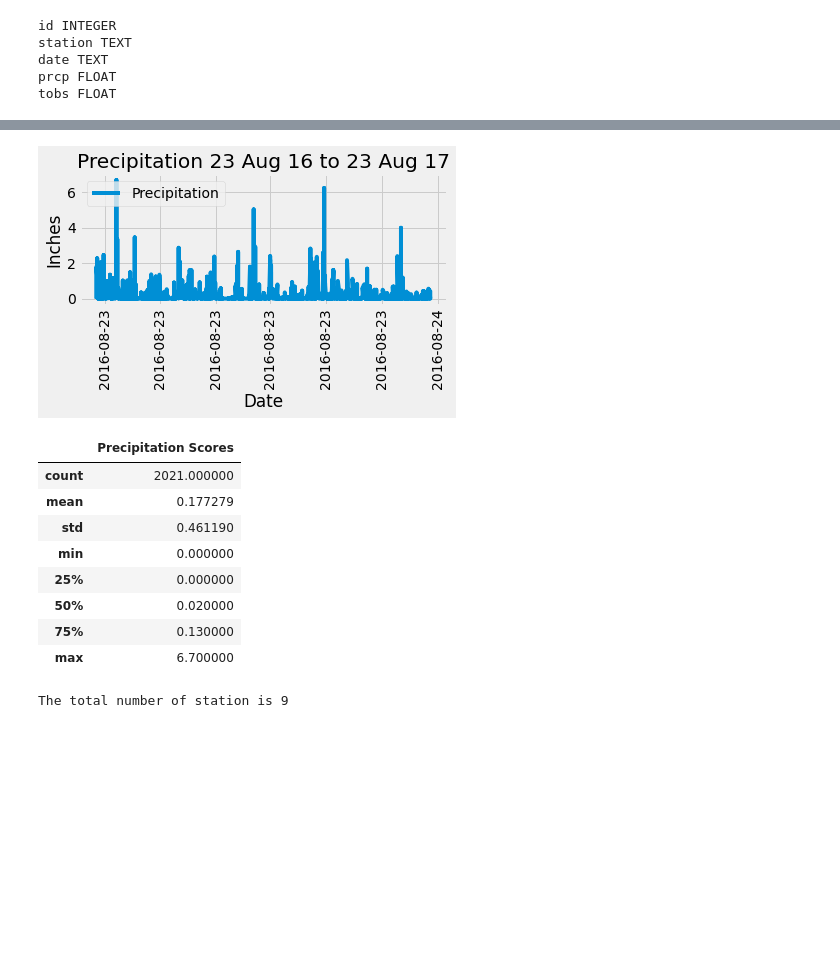
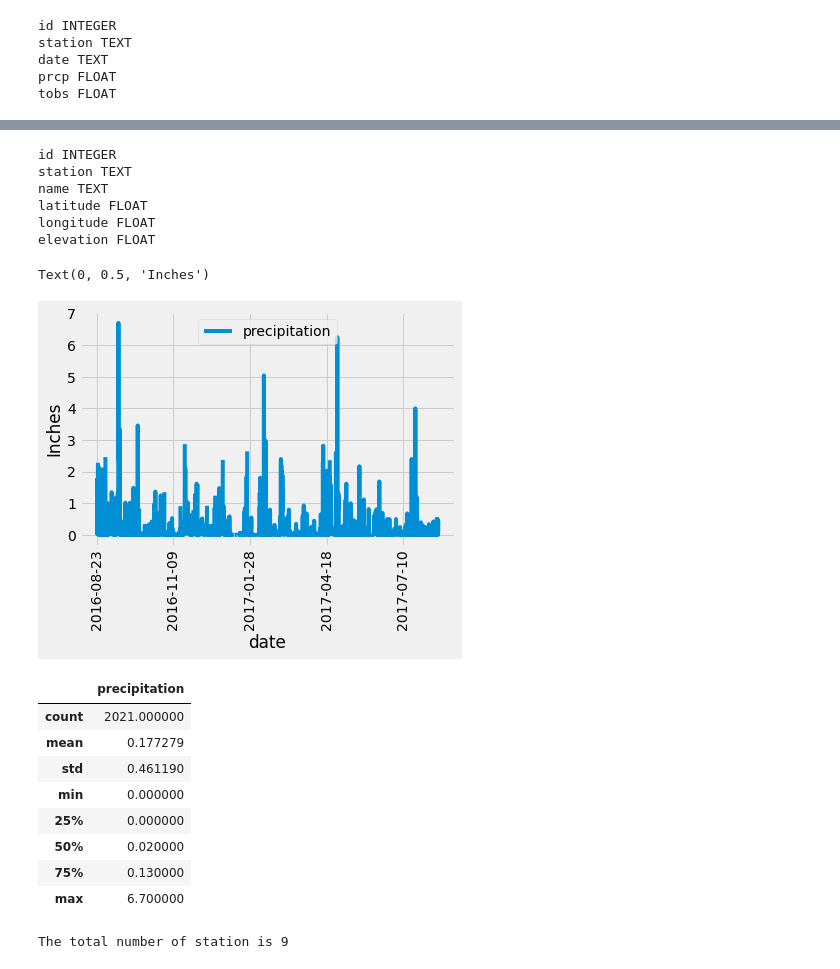
Before and after one commit to davidsalim86/sqlalchemy-challenge, a Jupyter notebook: climate_analysis.ipynb, the cells around one changed output, grey strips where cells are left out. Drawn from its saved outputs; the diff is of its cells as text; code cells hidden in the pictures; blank space fills up the shorter version.

```diff
--- a/climate_analysis.ipynb
+++ b/climate_analysis.ipynb
@@ -63,53 +79,45 @@ tobs FLOAT
+# %%
+# Inspecting columns in measurement table
+columns = inspector.get_columns('station')
+for c in columns:
+    print(c['name'], c["type"])
+# %% [output]
+id INTEGER
+station TEXT
+name TEXT
+latitude FLOAT
+longitude FLOAT
+elevation FLOAT
 # %%
 # Design a query to retrieve the last 12 months of precipitation data and plot the results
 
 # Calculate the date 1 year ago from the last data point in the database
 last_date = session.query(Measurement.date).order_by(Measurement.date.desc()).first()
-
-# last_date = 2017-08-23
-
 one_year_ago_date = dt.date(2017, 8 , 23) - dt.timedelta(days=365)
 
 # Perform a query to retrieve the data and precipitation scores
-data = session.query(Measurement.date , Measurement.prcp).filter(Measurement.date>=one_year_ago_date).all()
+data = session.query(Measurement.date, Measurement.prcp).filter(Measurement.date >= one_year_ago_date).all()
 
 # Save the query results as a Pandas DataFrame and set the index to the date column
 # Sort the dataframe by date
 
-data_df = pd.DataFrame(data,columns=("Date", "Precipitation Scores"))
+data_df = pd.DataFrame(data, columns=["date", "precipitation"])
 
-data_df["Date"] = pd.to_datetime(data_df["Date"])
+data_df.set_index(data_df['date'], inplace=False)
 
-data_df["Date"] = data_df["Date"].dt.date
+data_df = data_df.sort_values("date")
 
-data_df = data_df.dropna()
-
-sorted_data_df = data_df.sort_values("Date",ascending=True)
-
-sorted_data_df.set_index("Date", inplace = True)
-
-# Use Pandas Plotting with Matplotlib to plot the data
-
-datetime = sorted_data_df.index
-prcp_data = sorted_data_df ["Precipitation Scores"]
-
-fig1, ax1 = plt.subplots()
-ax1.plot(datetime, prcp_data, label= "Precipitation")
-ax1.legend()
-ax1.set_xticklabels(datetime, rotation=90 )
-ax1.set_title("Precipitation 23 Aug 16 to 23 Aug 17")
-ax1.set_ylabel("Inches")
-ax1.set_xlabel("Date")
-fig1.tight_layout()
-plt.show()
+data_df.plot('date', 'precipitation',rot=90)
+plt.ylabel("Inches")
 # %% [output]
+Text(0, 0.5, 'Inches')
-[figure, old version]
+[figure, new version]
 # %%
 # Use Pandas to calcualte the summary statistics for the precipitation data
-stats = sorted_data_df.describe()
+stats = data_df.describe()
 stats
 # %% [output]
-|  | Precipitation Scores |
+|  | precipitation |
 | count | 2021.000000 |
 | mean | 0.177279 |
 | std | 0.461190 |
```
Also changed, not shown: parts of 11 cells of this notebook, 1 other file.
